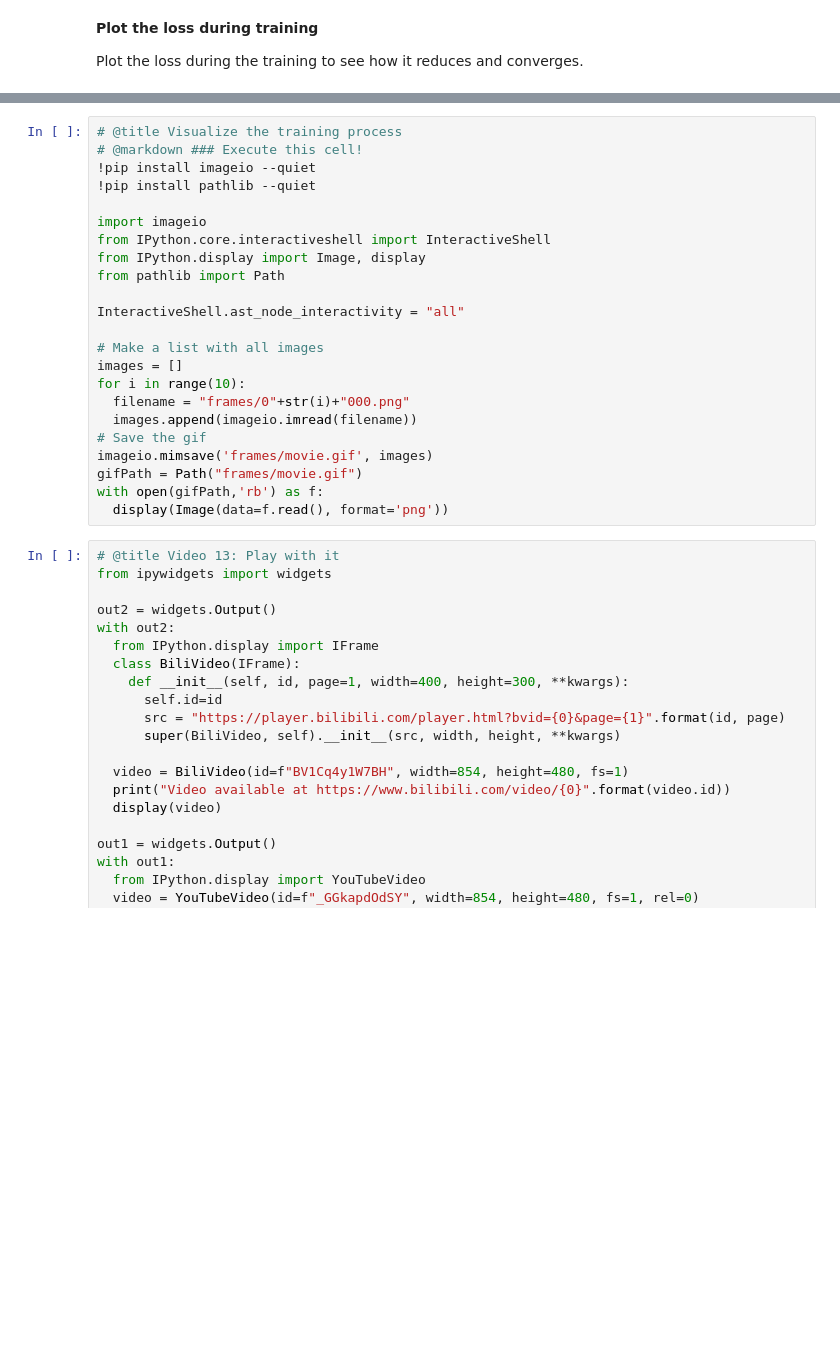
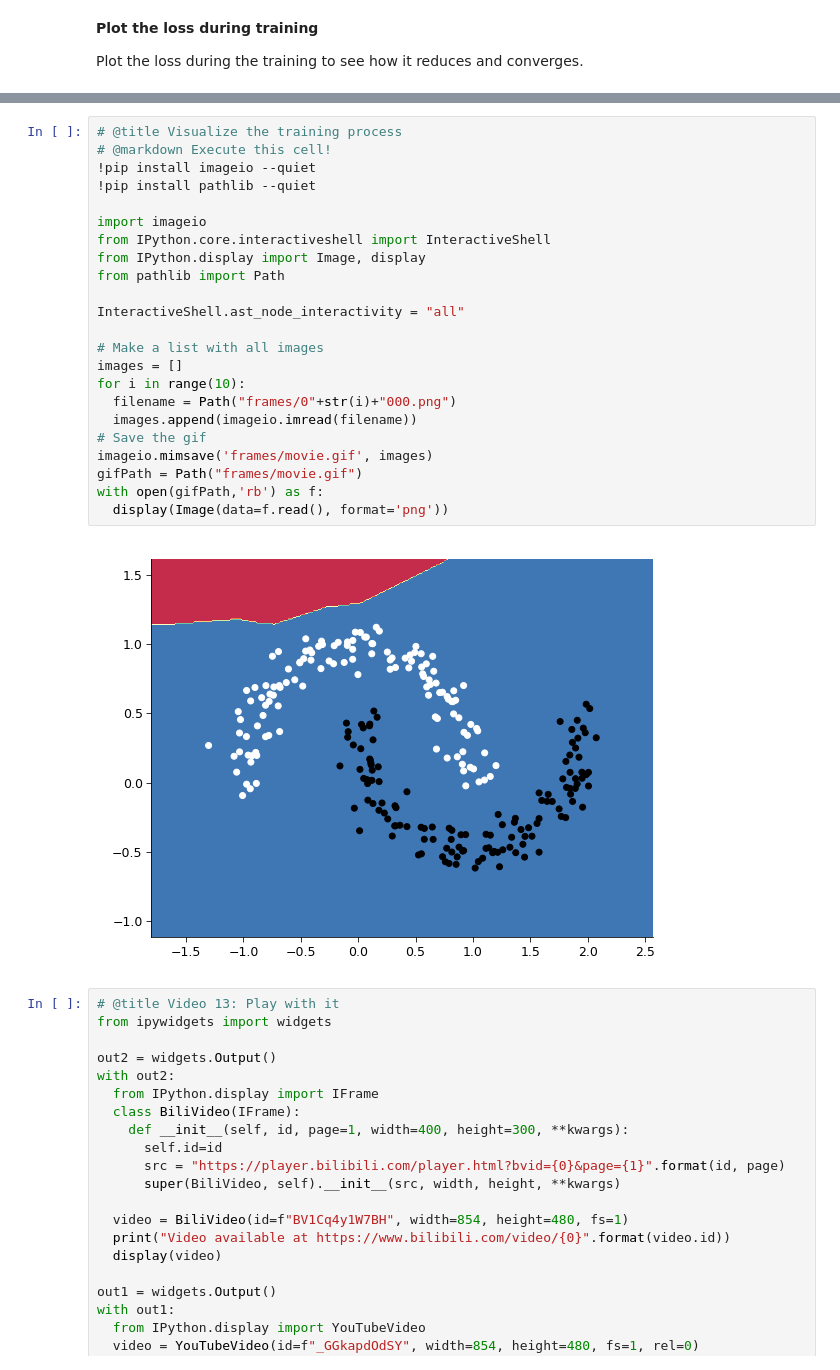
Before and after one commit to WeiShaoD/Deep_learning, a Jupyter notebook: tutorials/W1D1_BasicsAndPytorch/student/W1D1_Tutorial1.ipynb, the cells around one changed output, grey strips where cells are left out. Drawn from its saved outputs; the diff is of its cells as text; blank space fills up the shorter version.

```diff
--- a/tutorials/W1D1_BasicsAndPytorch/student/W1D1_Tutorial1.ipynb
+++ b/tutorials/W1D1_BasicsAndPytorch/student/W1D1_Tutorial1.ipynb
@@ -2075,26 +2297,28 @@ Text(0, 0.5, 'Loss')
 # %%
 # @title Visualize the training process
-# @markdown ### Execute this cell!
+# @markdown Execute this cell!
 !pip install imageio --quiet
 !pip install pathlib --quiet
 
 import imageio
 from IPython.core.interactiveshell import InteractiveShell
 from IPython.display import Image, display
 from pathlib import Path
 
 InteractiveShell.ast_node_interactivity = "all"
 
 # Make a list with all images
 images = []
 for i in range(10):
-  filename = "frames/0"+str(i)+"000.png"
+  filename = Path("frames/0"+str(i)+"000.png")
   images.append(imageio.imread(filename))
 # Save the gif
 imageio.mimsave('frames/movie.gif', images)
 gifPath = Path("frames/movie.gif")
 with open(gifPath,'rb') as f:
   display(Image(data=f.read(), format='png'))
+# %% [output]
+[figure, added]
 # %%
 # @title Video 13: Play with it
 from ipywidgets import widgets
```
Also changed, not shown: parts of 117 cells of this notebook.
